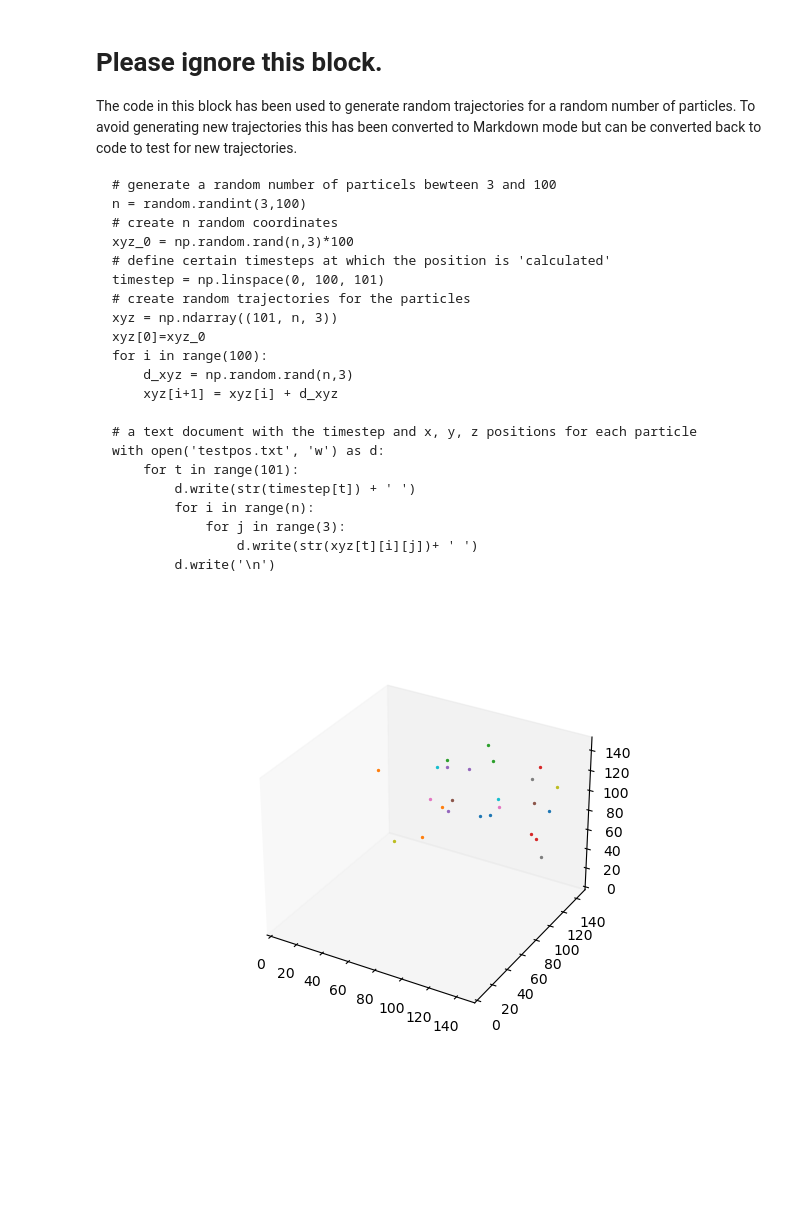
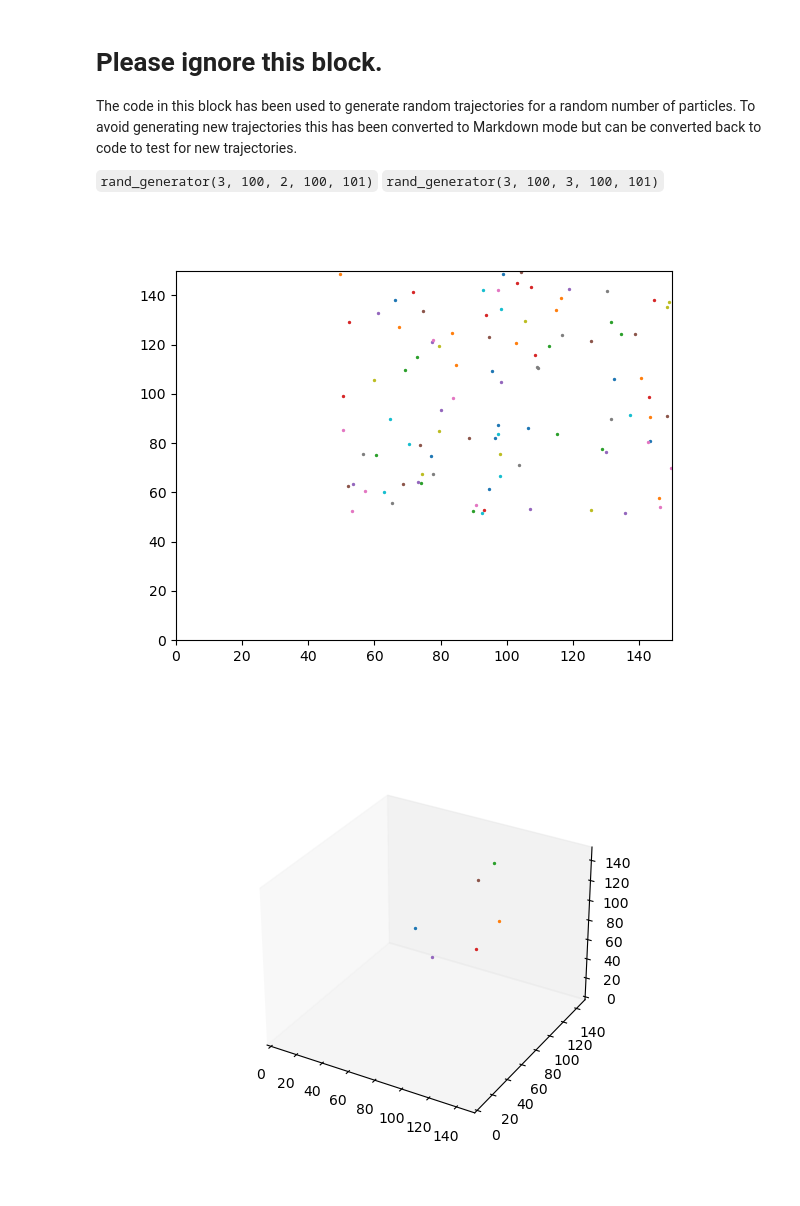
Before and after one commit to sanderdemeyer/Astrofysische_Groep_1, a Jupyter notebook: visual/plot3dmotion.ipynb, the cells around one changed output. Saved outputs shown, nothing was run; the diff lists cells and outputs as text; code cells hidden in the pictures; blank space fills up the shorter version.

Commit message:
adapted the animation for 2D

````diff
--- a/visual/plot3dmotion.ipynb
+++ b/visual/plot3dmotion.ipynb
@@ -10,27 +53,10 @@ import mpl_toolkits.mplot3d.axes3d as p3
 
 The code in this block has been used to generate random trajectories for a random number of particles. To avoid generating new trajectories this has been converted to Markdown mode but can be converted back to code to test for new trajectories.
 
-```
-# generate a random number of particels bewteen 3 and 100
-n = random.randint(3,100)
-# create n random coordinates
-xyz_0 = np.random.rand(n,3)*100
-# define certain timesteps at which the position is 'calculated'
-timestep = np.linspace(0, 100, 101)
-# create random trajectories for the particles
-xyz = np.ndarray((101, n, 3))
-xyz[0]=xyz_0
-for i in range(100):
-    d_xyz = np.random.rand(n,3)
-    xyz[i+1] = xyz[i] + d_xyz
-
-# a text document with the timestep and x, y, z positions for each particle
-with open('testpos.txt', 'w') as d:
-    for t in range(101):
-        d.write(str(timestep[t]) + ' ')
-        for i in range(n):
-            for j in range(3):
-                d.write(str(xyz[t][i][j])+ ' ')
-        d.write('\n')
-```
+``
+rand_generator(3, 100, 2, 100, 101)
+``
+``
+rand_generator(3, 100, 3, 100, 101)
+``
 # %%
@@ -54,32 +94,3 @@ def trajectories(file):
         for j in range(N):
             ind_traj[i][j]= part_traj[j]
     return t, ind_traj
-# %%
-def animate(file, name='animation', dpi=300):
-    t, traj = trajectories(file)
-    n_t = len(traj)
-    N = len(traj[0])
-    def update(i):
-        ax.cla()
-        ax.set_xlim(0, 150)
-        ax.set_ylim(0, 150)
-        ax.set_zlim(0, 150)
-        for j in traj[i]:
-            ax.scatter(j[0], j[1], j[2], s=2)
-            ax.grid(False)
-
-    fig = plt.figure()
-    ax = fig.add_subplot(projection='3d')
-    ax.set_title('N={}'.format(N))
-
-    # TODO: add a time slider
-
-    ani = animation.FuncAnimation(fig, update, frames=n_t)
-    ani.save('{}.mkv'.format(name), fps=30, dpi=dpi)
-
-    plt.show()
-
-
-animation = animate('testpos.txt', 'test')
-# %% [output]
-[figure, removed]
@@ -85,0 +154,6 @@ animation = animate('testpos.txt', 'test')
+# %%
+animation_2D = animate('testpos_2D.txt',2,[[0,150], [0,150]], 'test')
+animation_3D = animate('testpos_3D.txt',3,[[0,150], [0,150], [0, 150]], 'test')
+# %% [output]
+[figure, added]
+[figure, added]
````
Also changed, not shown: parts of 3 cells of this notebook, 8 other files.
